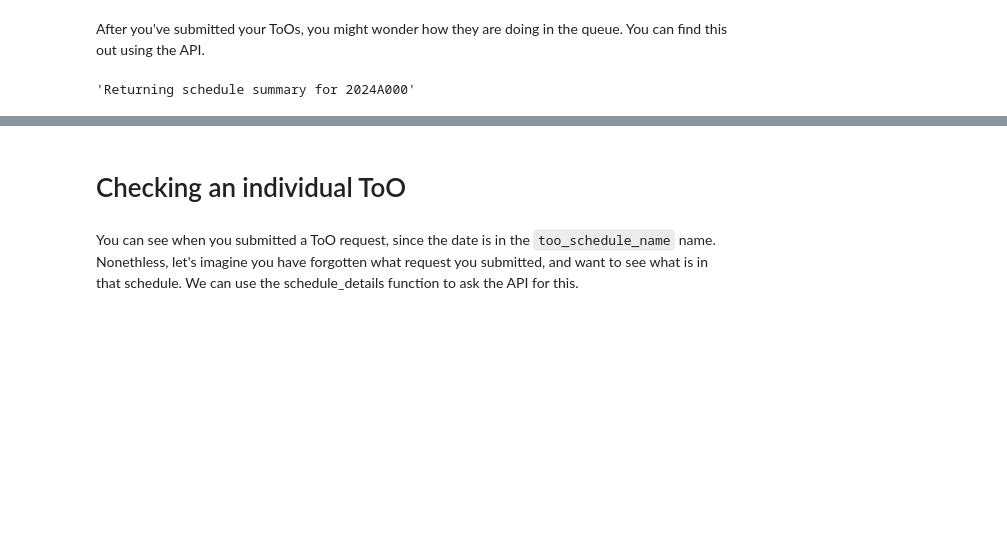
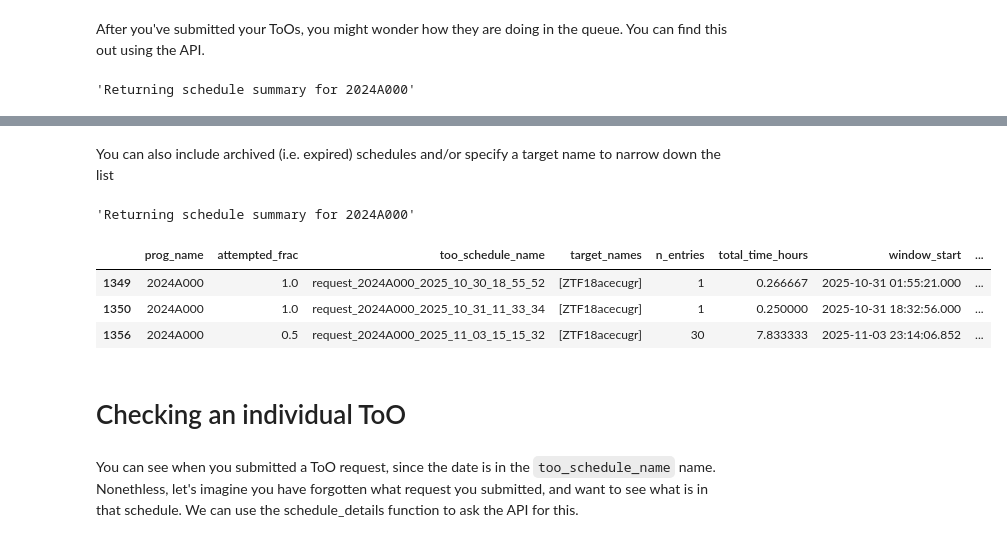
Before and after one commit to winter-telescope/winterapi, a Jupyter notebook: notebooks/Example_3_Interacting_with_Observatory_Queue.ipynb, the cells around one changed output, grey strips where cells are left out. Cells and saved outputs as stored; diff of their text form; code cells hidden in the pictures; blank space fills up the shorter version.

```diff
--- a/notebooks/Example_3_Interacting_with_Observatory_Queue.ipynb
+++ b/notebooks/Example_3_Interacting_with_Observatory_Queue.ipynb
@@ -30,3 +41,21 @@ queue
+# %% [markdown]
+You can also include archived (i.e. expired) schedules and/or specify a target name to narrow down the list
+# %%
+res, queue = winter.get_observatory_queue(
+    program_name=program_name, include_archived=True,
+    target_name="ZTF18acecugr"
+)
+# %%
+res.json()["msg"]
+# %% [output]
+'Returning schedule summary for 2024A000'
+# %%
+queue
+# %% [output]
+|  | prog_name | attempted_frac | too_schedule_name | target_names | n_entries | total_time_hours | window_start | ... |
+| 1349 | 2024A000 | 1.0 | request_2024A000_2025_10_30_18_55_52 | [ZTF18acecugr] | 1 | 0.266667 | 2025-10-31 01:55:21.000 | ... |
+| 1350 | 2024A000 | 1.0 | request_2024A000_2025_10_31_11_33_34 | [ZTF18acecugr] | 1 | 0.250000 | 2025-10-31 18:32:56.000 | ... |
+| 1356 | 2024A000 | 0.5 | request_2024A000_2025_11_03_15_15_32 | [ZTF18acecugr] | 30 | 7.833333 | 2025-11-03 23:14:06.852 | ... |
 # %% [markdown]
 # Checking an individual ToO
 # %% [markdown]
```
Also changed, not shown: parts of 7 cells of this notebook, 5 other files.
